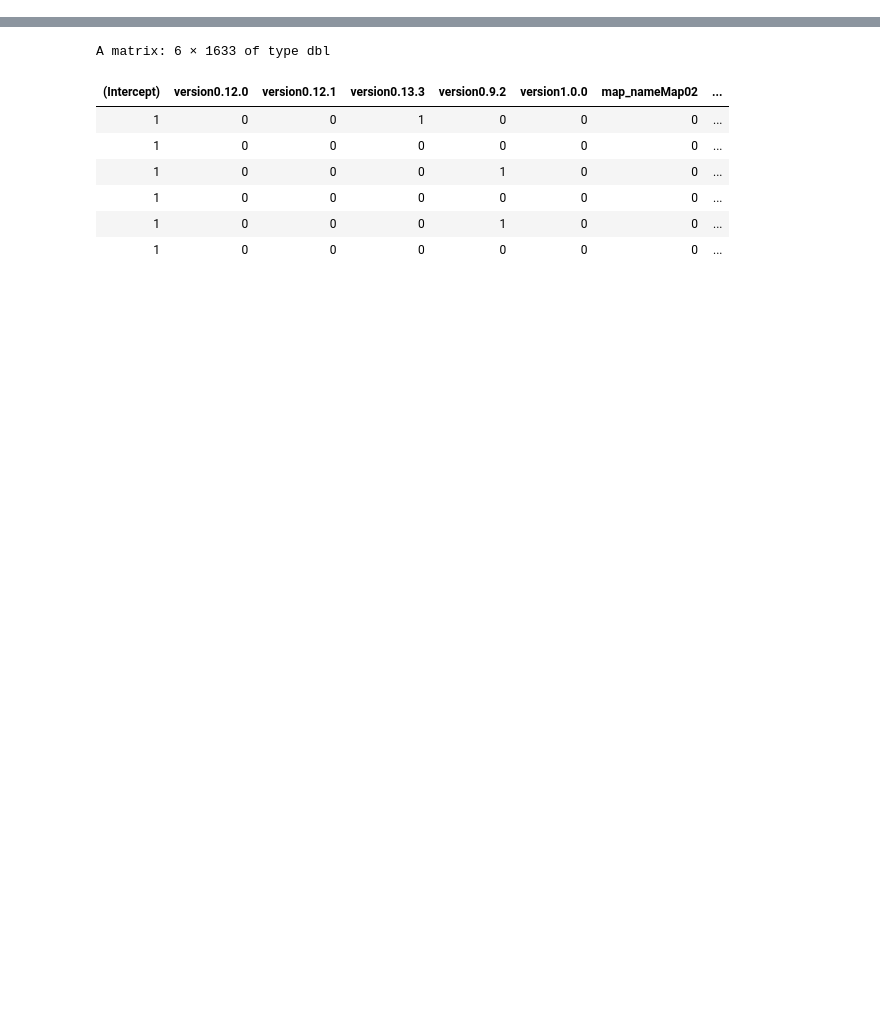
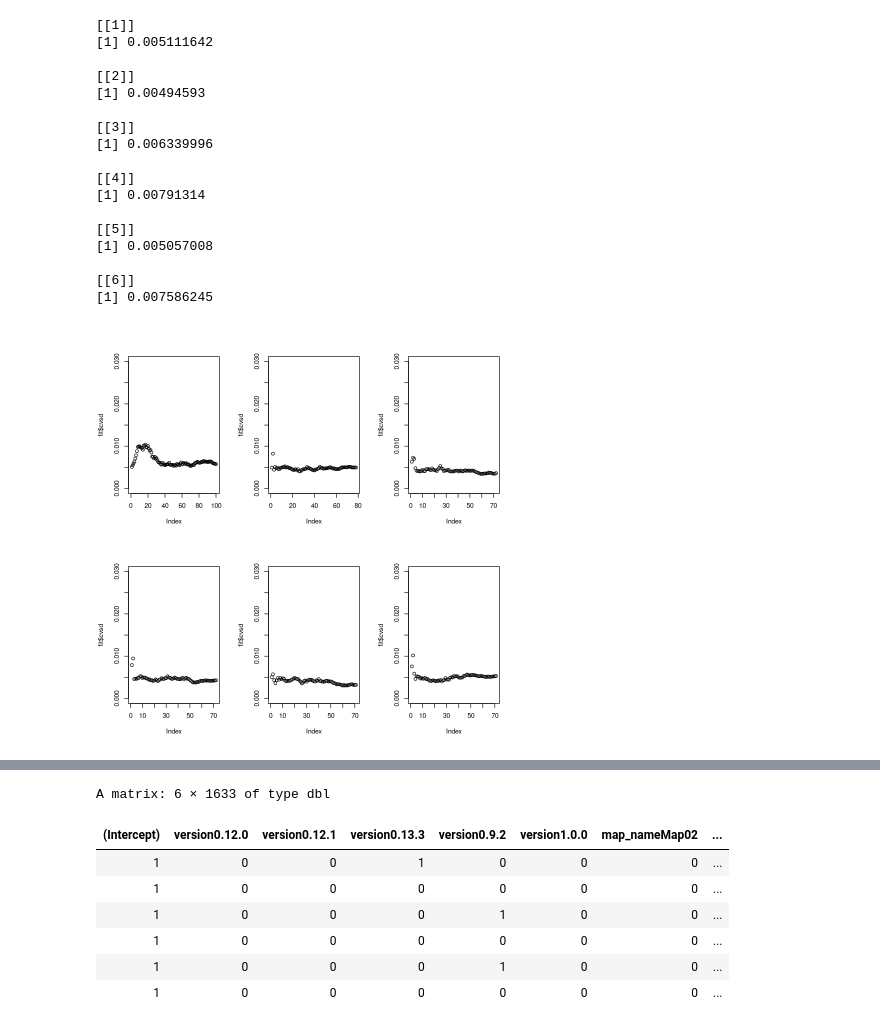
Before and after one commit to bieganski/data-mining, a Jupyter notebook: ex2/solution.ipynb, the cells around one changed output, grey strips where cells are left out. Saved outputs shown, nothing was run; the diff lists cells and outputs as text; code cells hidden in the pictures; blank space fills up the shorter version.

```diff
--- a/ex2/solution.ipynb
+++ b/ex2/solution.ipynb
@@ -99,0 +138,25 @@ min 0.02247    18  0.2550 0.008333      28
+# %%
+indices_1se <- map(cvfits, function(fit) {fit$cvsd[fit$index["1se",]]} )
+par(mfrow=c(2,3))
+map2(cvfits, indices_1se, function(fit, idx) {plot(fit$cvsd, ylim=c(0, 0.03)) }) %>% invisible
+cvms <- map2(cvfits, indices_1se, function(fit, idx) { fit$cvsd[[idx]] })
+cvms
+# %% [output]
+[[1]]
+[1] 0.005111642
+
+[[2]]
+[1] 0.00494593
+
+[[3]]
+[1] 0.006339996
+
+[[4]]
+[1] 0.00791314
+
+[[5]]
+[1] 0.005057008
+
+[[6]]
+[1] 0.007586245
+[figure, added]
```
Also changed, not shown: parts of 9 cells of this notebook, 1 other file.
